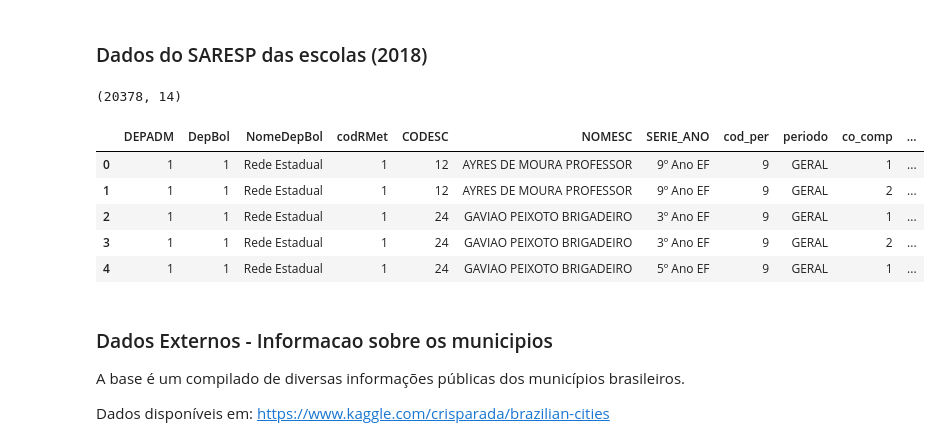
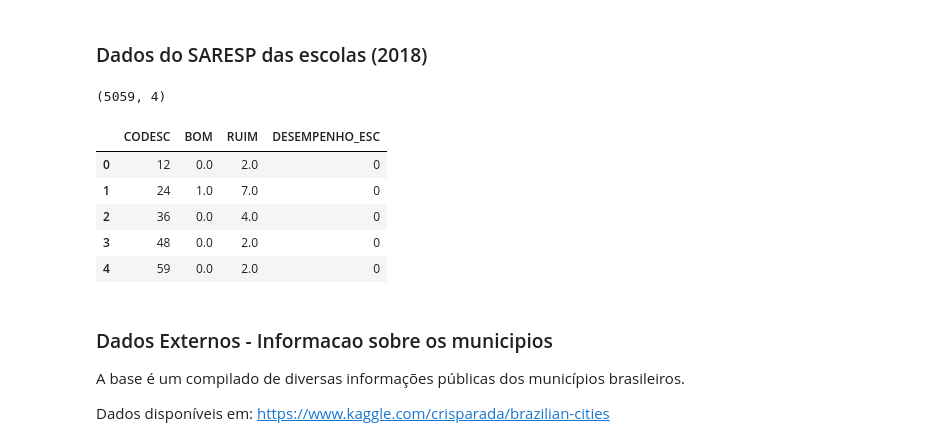
Before and after one commit to miltongneto/Education-SP-BR, a Jupyter notebook: notebooks/01-eda-localizacao.ipynb, the cells around one changed output. Saved outputs shown, nothing was run; the diff lists cells and outputs as text; code cells hidden in the pictures.

```diff
--- a/notebooks/01-eda-localizacao.ipynb
+++ b/notebooks/01-eda-localizacao.ipynb
@@ -36,17 +36,17 @@ data.head()
 # %% [markdown]
 ### Dados do SARESP das escolas (2018)
 # %%
-df_escolas = pd.read_csv('../data/processed/escolas_saresp_2018.csv')
+df_escolas = pd.read_csv('../data/processed/desempenho_escolas_saresp_2018.csv')
 print(df_escolas.shape)
 df_escolas.head()
 # %% [output]
-(20378, 14)
+(5059, 4)
-|  | DEPADM | DepBol | NomeDepBol | codRMet | CODESC | NOMESC | SERIE_ANO | cod_per | periodo | co_comp | ... |
-| 0 | 1 | 1 | Rede Estadual | 1 | 12 | AYRES DE MOURA PROFESSOR | 9º Ano EF | 9 | GERAL | 1 | ... |
-| 1 | 1 | 1 | Rede Estadual | 1 | 12 | AYRES DE MOURA PROFESSOR | 9º Ano EF | 9 | GERAL | 2 | ... |
-| 2 | 1 | 1 | Rede Estadual | 1 | 24 | GAVIAO PEIXOTO BRIGADEIRO | 3º Ano EF | 9 | GERAL | 1 | ... |
-| 3 | 1 | 1 | Rede Estadual | 1 | 24 | GAVIAO PEIXOTO BRIGADEIRO | 3º Ano EF | 9 | GERAL | 2 | ... |
-| 4 | 1 | 1 | Rede Estadual | 1 | 24 | GAVIAO PEIXOTO BRIGADEIRO | 5º Ano EF | 9 | GERAL | 1 | ... |
+|  | CODESC | BOM | RUIM | DESEMPENHO_ESC |
+| 0 | 12 | 0.0 | 2.0 | 0 |
+| 1 | 24 | 1.0 | 7.0 | 0 |
+| 2 | 36 | 0.0 | 4.0 | 0 |
+| 3 | 48 | 0.0 | 2.0 | 0 |
+| 4 | 59 | 0.0 | 2.0 | 0 |
 # %% [markdown]
 ### Dados Externos - Informacao sobre os municipios
 A base é um compilado de diversas informações públicas dos municípios brasileiros.
```
Also changed, not shown: parts of 18 cells of this notebook.
